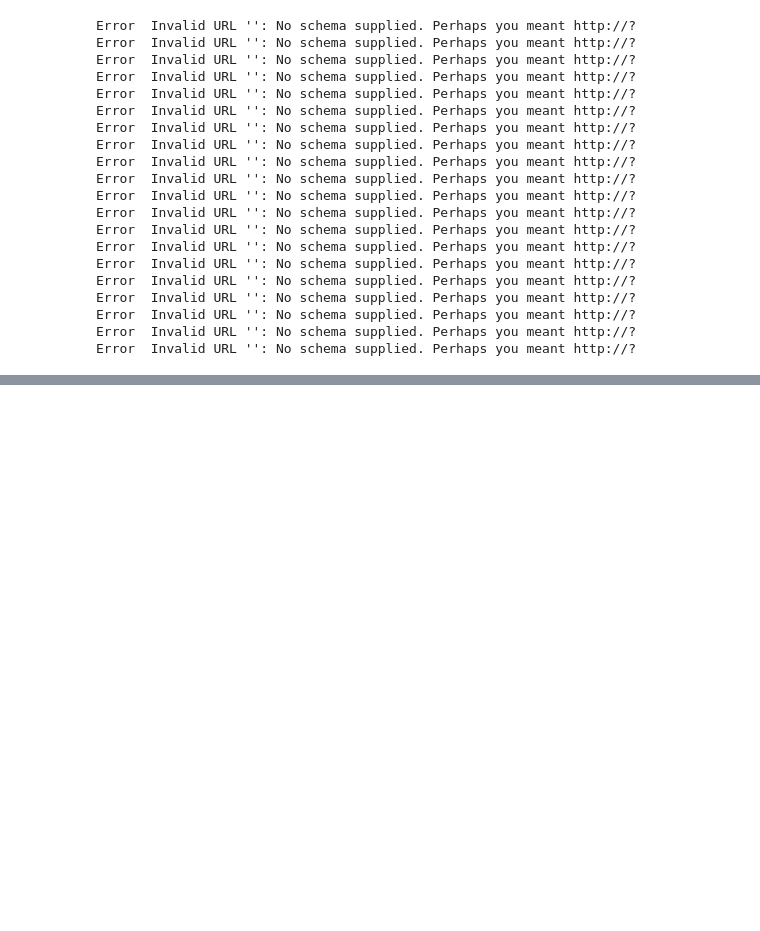
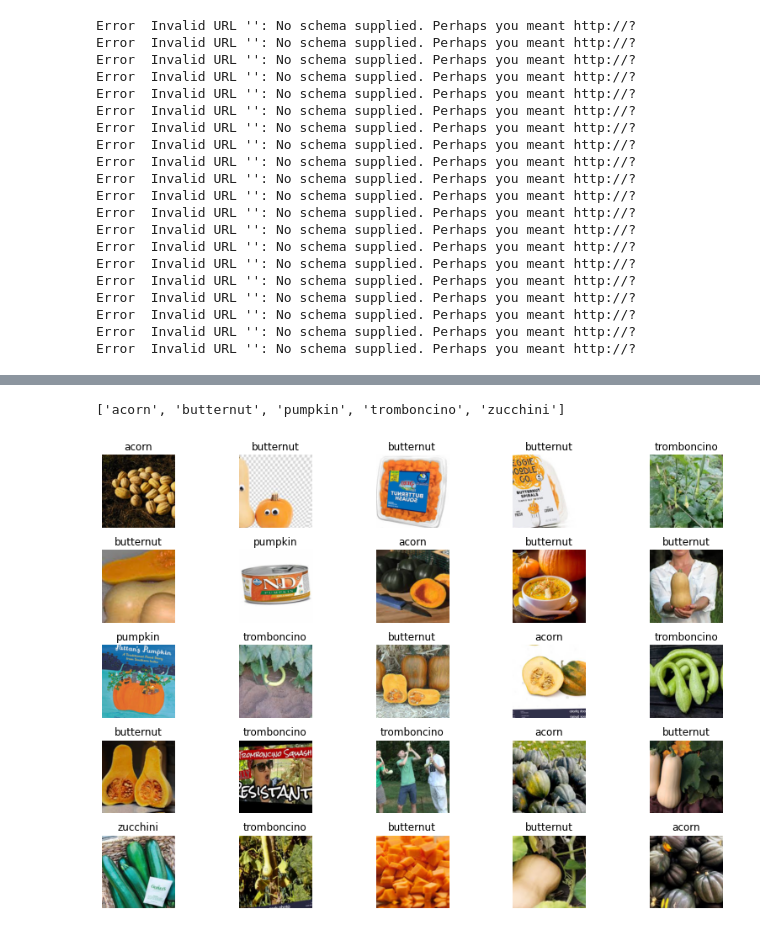
Before and after one commit to wcneill/fastai-homework, a Jupyter notebook: lesson2.ipynb, the cells around one changed output, grey strips where cells are left out. Cells and saved outputs as stored; diff of their text form; code cells hidden in the pictures; blank space fills up the shorter version.

Commit message:
hw2 checkpoint

```diff
--- a/lesson2.ipynb
+++ b/lesson2.ipynb
@@ -109,6 +116,7 @@ zucchini
 tromboncino
 [interactive output not drawn]
 # %%
+# Create ImageDataBunch. This will split data into train/valid/test
 np.random.seed(333)
-data = ImageDataBunch(.from_folder(path, train='.', valid_pct=0.2,
-                                  ds_tfms=))
+data = ImageDataBunch.from_folder(path, train='.', valid_pct=0.2,
+                                  ds_tfms=get_transforms(), size=224,).normalize(imagenet_stats)
@@ -154,0 +123,11 @@ Subclasses:
+# %%
+# Take a look at the classes in our ImageDataBunch. This should match the classes we made
+# file paths for. If not check previous steps.
+data.classes
+# %% [output]
+['acorn', 'butternut', 'pumpkin', 'tromboncino', 'zucchini']
+# %%
+#Take a peek at our data.
+data.show_batch(rows=5, figsize=(12,8))
+# %% [output]
+[figure, added]
```
Also changed, not shown: parts of 17 cells of this notebook.
